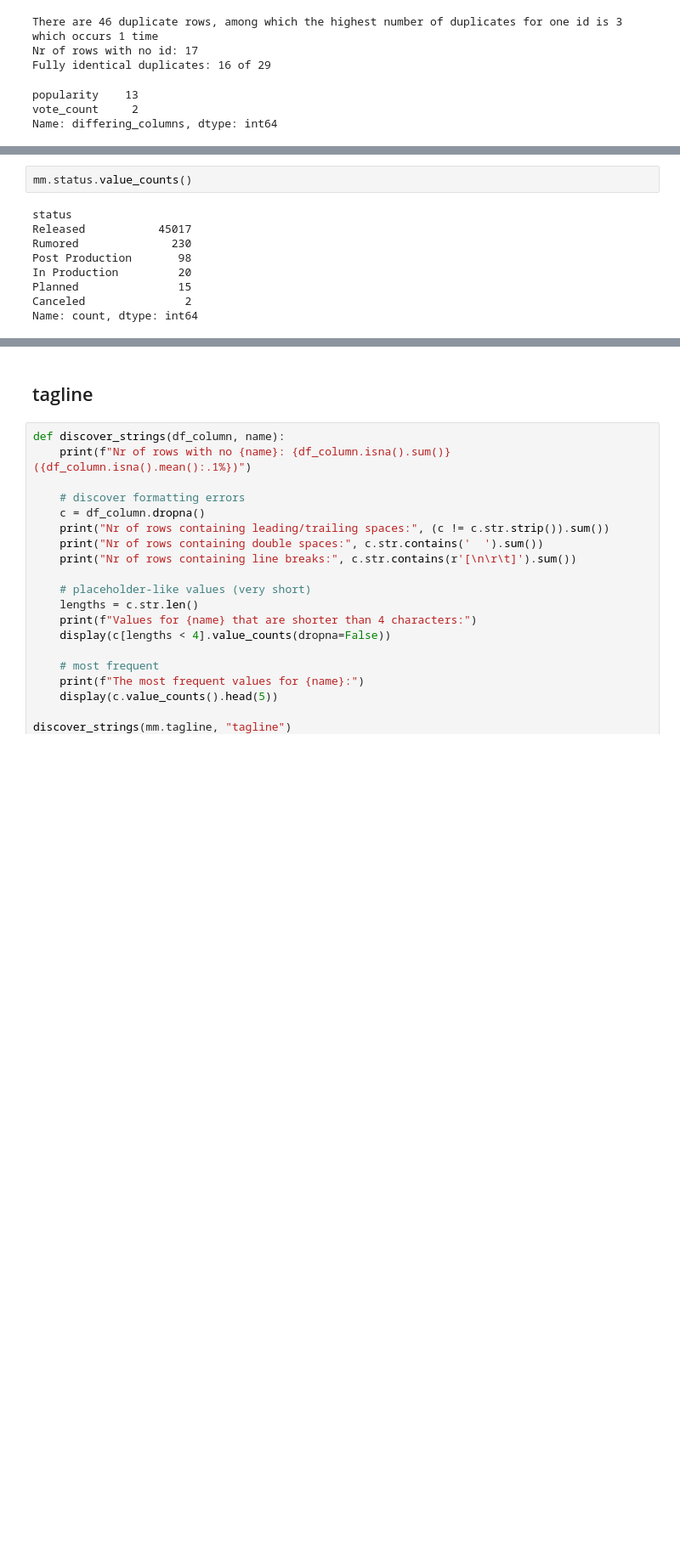
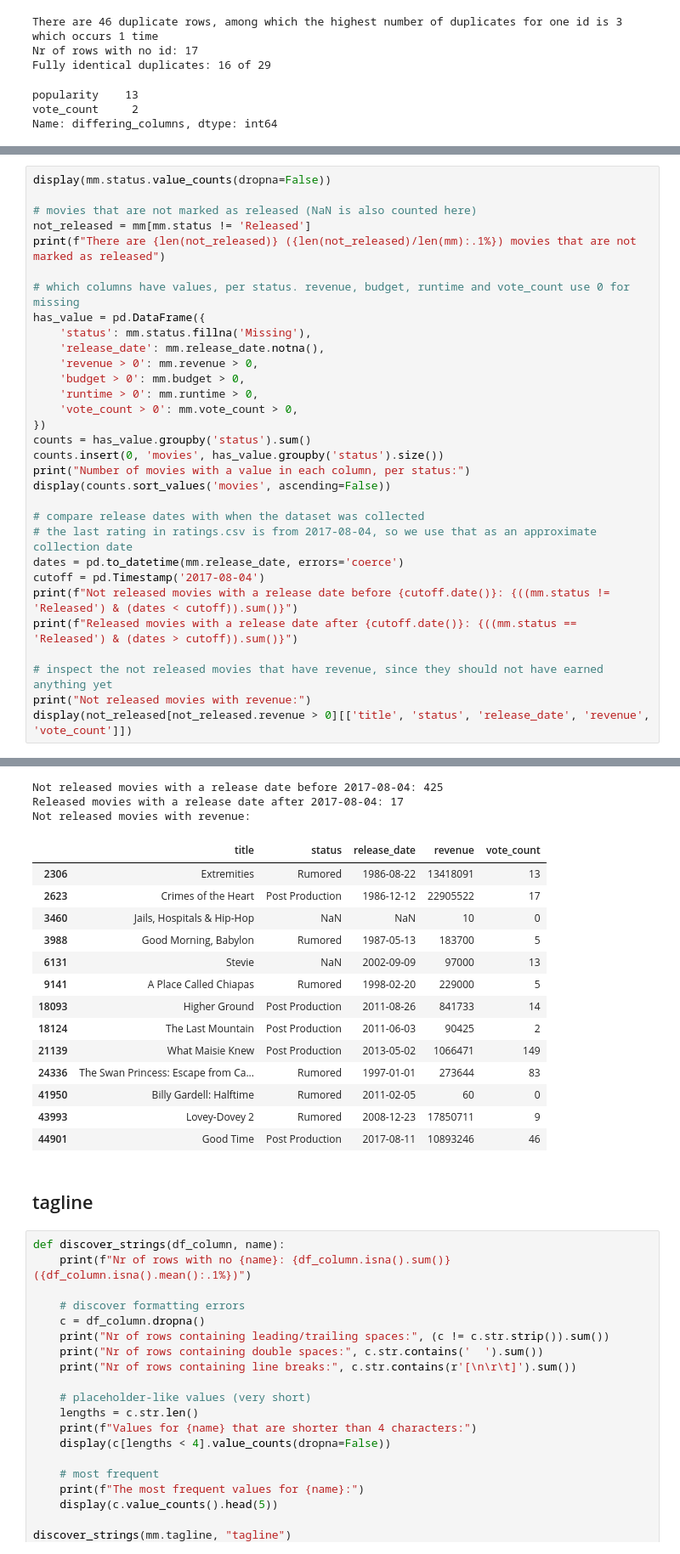
Before and after one commit to gbjaaland/TDT4225-Assignment-3, a Jupyter notebook: EDA/movies_metadata.ipynb, the cells around one changed output, grey strips where cells are left out. Shown at 85% size. Saved outputs shown, nothing was run; the diff lists cells and outputs as text; blank space fills up the shorter version.

Commit message:
small fixes and added status analysis

```diff
--- a/EDA/movies_metadata.ipynb
+++ b/EDA/movies_metadata.ipynb
@@ -616,11 +611,32 @@ Name: differing_columns, dtype: int64
-# %%
-mm.status.value_counts()
-# %% [output]
-status
-Released           45017
-Rumored              230
-Post Production       98
-In Production         20
-Planned               15
-Canceled               2
-Name: count, dtype: int64
+# %%
+display(mm.status.value_counts(dropna=False))
+
+# movies that are not marked as released (NaN is also counted here)
+not_released = mm[mm.status != 'Released']
+print(f"There are {len(not_released)} ({len(not_released)/len(mm):.1%}) movies that are not marked as released")
+
+# which columns have values, per status. revenue, budget, runtime and vote_count use 0 for missing
+has_value = pd.DataFrame({
+    'status': mm.status.fillna('Missing'),
+    'release_date': mm.release_date.notna(),
+    'revenue > 0': mm.revenue > 0,
+    'budget > 0': mm.budget > 0,
+    'runtime > 0': mm.runtime > 0,
+    'vote_count > 0': mm.vote_count > 0,
+})
+counts = has_value.groupby('status').sum()
+counts.insert(0, 'movies', has_value.groupby('status').size())
+print("Number of movies with a value in each column, per status:")
+display(counts.sort_values('movies', ascending=False))
+
+# compare release dates with when the dataset was collected
+# the last rating in ratings.csv is from 2017-08-04, so we use that as an approximate collection date
+dates = pd.to_datetime(mm.release_date, errors='coerce')
+cutoff = pd.Timestamp('2017-08-04')
+print(f"Not released movies with a release date before {cutoff.date()}: {((mm.status != 'Released') & (dates < cutoff)).sum()}")
+print(f"Released movies with a release date after {cutoff.date()}: {((mm.status == 'Released') & (dates > cutoff)).sum()}")
+
+# inspect the not released movies that have revenue, since they should not have earned anything yet
+print("Not released movies with revenue:")
+display(not_released[not_released.revenue > 0][['title', 'status', 'release_date', 'revenue', 'vote_count']])
+# %% [output]
@@ -627,3 +663,20 @@ Name: count, dtype: int64
+Not released movies with a release date before 2017-08-04: 425
+Released movies with a release date after 2017-08-04: 17
+Not released movies with revenue:
+|  | title | status | release_date | revenue | vote_count |
+| 2306 | Extremities | Rumored | 1986-08-22 | 13418091 | 13 |
+| 2623 | Crimes of the Heart | Post Production | 1986-12-12 | 22905522 | 17 |
+| 3460 | Jails, Hospitals & Hip-Hop | NaN | NaN | 10 | 0 |
+| 3988 | Good Morning, Babylon | Rumored | 1987-05-13 | 183700 | 5 |
+| 6131 | Stevie | NaN | 2002-09-09 | 97000 | 13 |
+| 9141 | A Place Called Chiapas | Rumored | 1998-02-20 | 229000 | 5 |
+| 18093 | Higher Ground | Post Production | 2011-08-26 | 841733 | 14 |
+| 18124 | The Last Mountain | Post Production | 2011-06-03 | 90425 | 2 |
+| 21139 | What Maisie Knew | Post Production | 2013-05-02 | 1066471 | 149 |
+| 24336 | The Swan Princess: Escape from Ca... | Rumored | 1997-01-01 | 273644 | 83 |
+| 41950 | Billy Gardell: Halftime | Rumored | 2011-02-05 | 60 | 0 |
+| 43993 | Lovey-Dovey 2 | Rumored | 2008-12-23 | 17850711 | 9 |
+| 44901 | Good Time | Post Production | 2017-08-11 | 10893246 | 46 |
 # %% [markdown]
 ## tagline
 # %%
```
Also changed, not shown: parts of 17 cells of this notebook, 3 other files.
